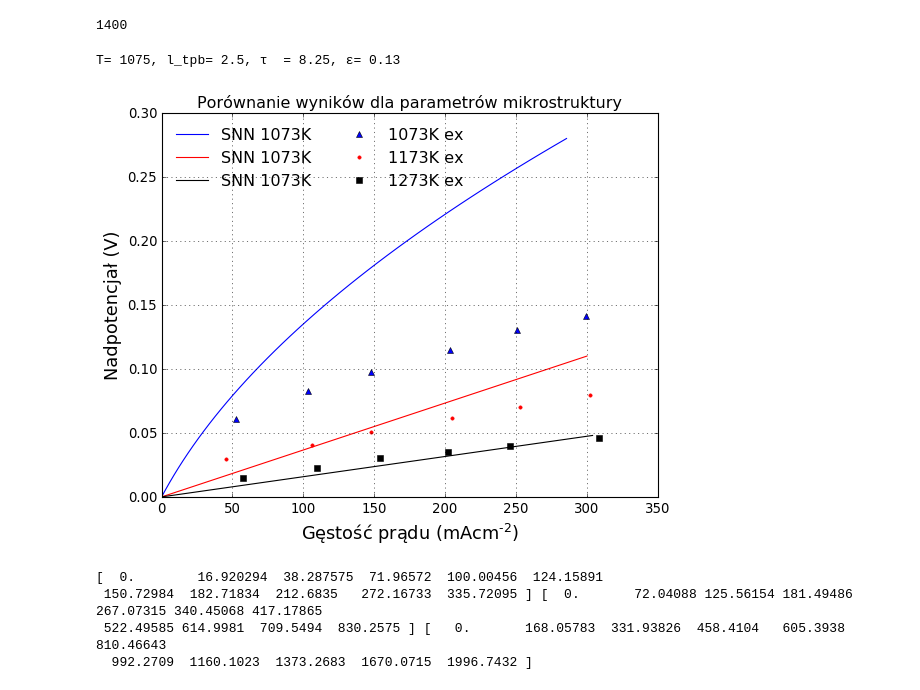
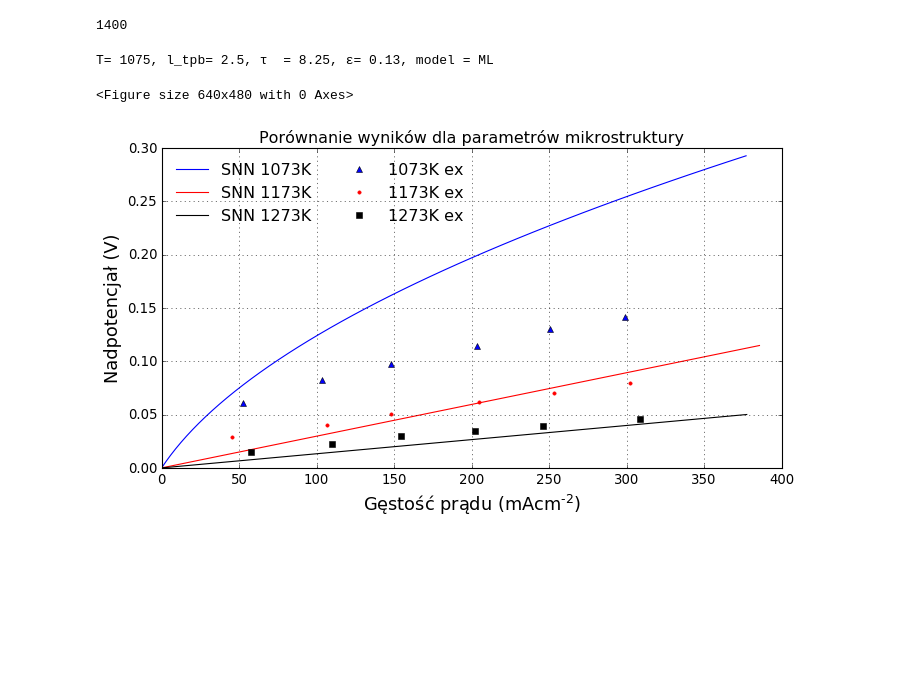
Before and after one commit to blaszczykplaszczyk/PracaMagisterka, a Jupyter notebook: read from h5 and json- VF.ipynb, the cells around one changed output. Saved outputs shown, nothing was run; the diff lists cells and outputs as text; code cells hidden in the pictures; blank space fills up the shorter version.

```diff
--- a/read from h5 and json- VF.ipynb
+++ b/read from h5 and json- VF.ipynb
@@ -51,0 +61,8 @@ Loaded model from disk
+# %%
+import json
+from pprint import pprint
+
+with open('C:\\Users\\Ola\\Desktop\\praca magisterska\\wykresy/%s.json' %nazwa1) as f:
+    data = json.load(f)
+
+pprint(data)
@@ -601,14 +209,3 @@ def plot (T,VF, l, tortuosity,
-# %%
-plot (1075, 0.25, 2.5, 8.25,
-     1175, 0.25, 2.5, 8.25,
-     1275, 0.25, 2.5, 8.25)
-# %% [output]
-T= 1075, l_tpb= 2.5, τ  = 8.25, ε= 0.13
-[figure, removed]
-[  0.        16.920294  38.287575  71.96572  100.00456  124.15891
- 150.72984  182.71834  212.6835   272.16733  335.72095 ] [  0.       72.04088 125.56154 181.49486 267.07315 340.45068 417.17865
- 522.49585 614.9981  709.5494  830.2575 ] [   0.       168.05783  331.93826  458.4104   605.3938   810.46643
-  992.2709  1160.1023  1373.2683  1670.0715  1996.7432 ]
 # %%
 Dane_eksperymentalne_X_1273 = [57.6083,109.693,154.426,202.006,246.169,308.641]
 Dane_eksperymentalne_Y_1273 = [0.014856,0.0226306,0.0301458,0.0349322,0.0394077,0.0460601]
@@ -618,0 +454,11 @@ Dane_eksperymentalne_Y_1073 = [0.0610294, 0.0825527, 0.0977485, 0.114673, 0.1304
+# %%
+
+
+plot (1075, 0.25, 2.5, 8.25,
+     1175, 0.25, 2.5, 8.25,
+     1275, 0.25, 2.5, 8.25
+     ,'ML')
+# %% [output]
+T= 1075, l_tpb= 2.5, τ  = 8.25, ε= 0.13, model = ML
+<Figure size 640x480 with 0 Axes>
+[figure, added]
```
Also changed, not shown: parts of 13 cells of this notebook, 4 other files.
